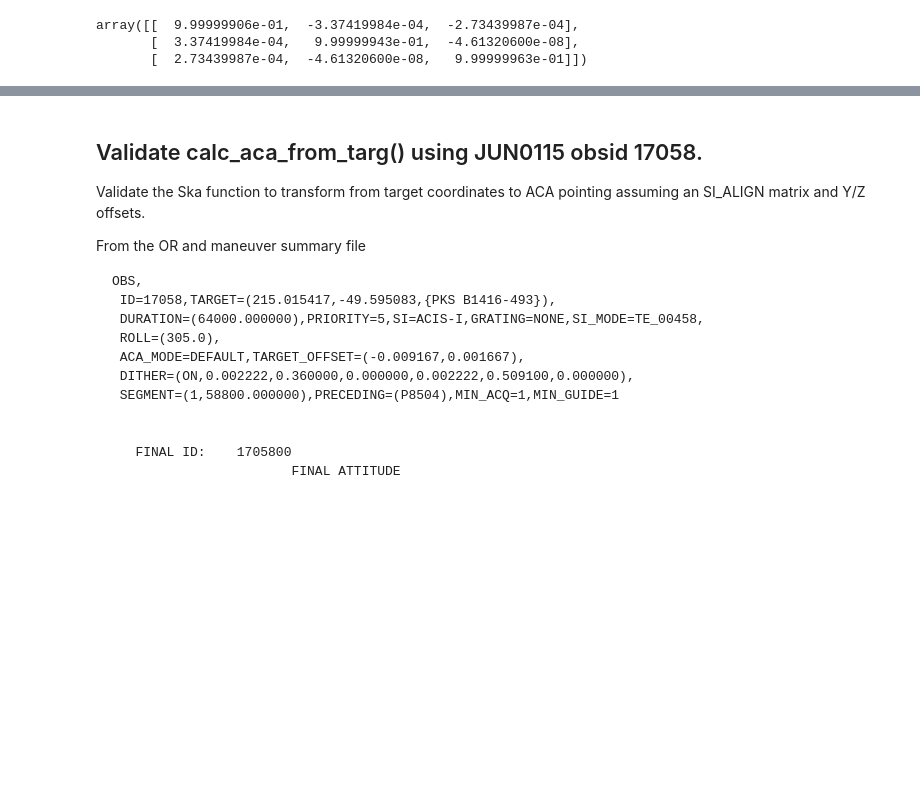
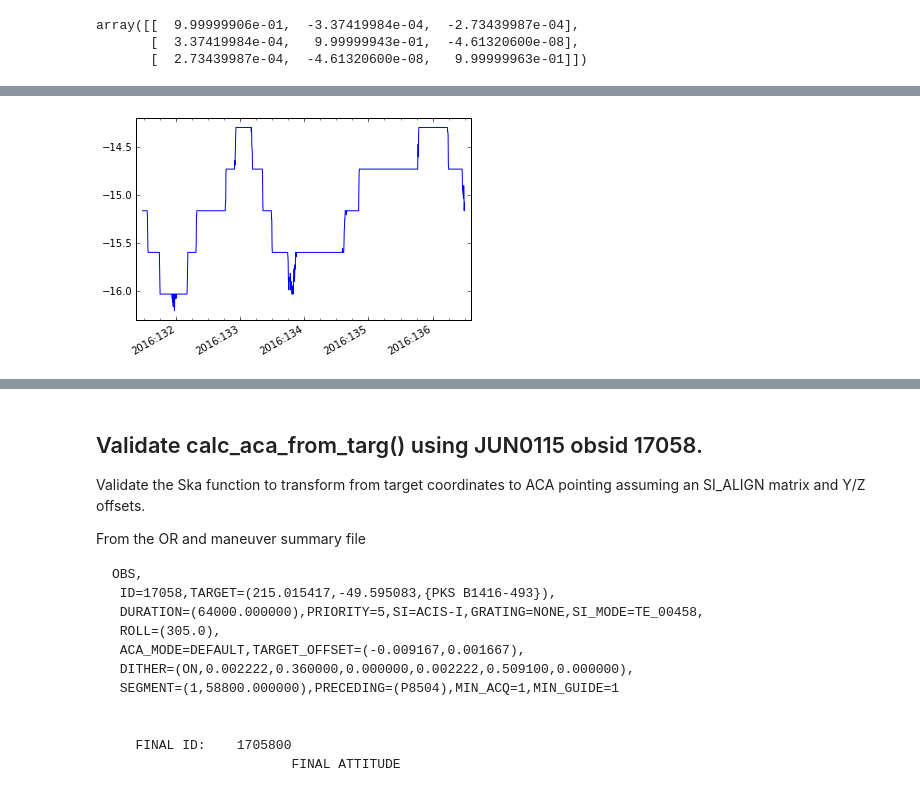
Before and after one commit to sot/aimpoint_mon, a Jupyter notebook: testing/dynam_offsets/verify_dynamic_offsets.ipynb, the cells around one changed output, grey strips where cells are left out. Cells and saved outputs as stored; diff of their text form; code cells hidden in the pictures; blank space fills up the shorter version.

```diff
--- a/testing/dynam_offsets/verify_dynamic_offsets.ipynb
+++ b/testing/dynam_offsets/verify_dynamic_offsets.ipynb
@@ -82,2 +108,0 @@ Obsid=17085 detector=ACIS-S droll=-16.50, dpitch= -3.54, dyaw= 12.50 arcsec
-# %%
-dat = Table.read('JUN2016/JUN2016B_dynamical_offsets.txt', format='ascii')
@@ -94,0 +174,6 @@ Obsid=17510 detector=ACIS-I droll= -8.38, dpitch= -2.65, dyaw=  9.46 arcsec
+# %%
+start, stop = dat[0]['mean_date'], dat[-1]['mean_date']
+tccd = fetch_sci.Msid('aacccdpt', start, stop, stat='5min')
+tccd.plot()
+# %% [output]
+[figure, added]
```
Also changed, not shown: parts of 20 cells of this notebook.
